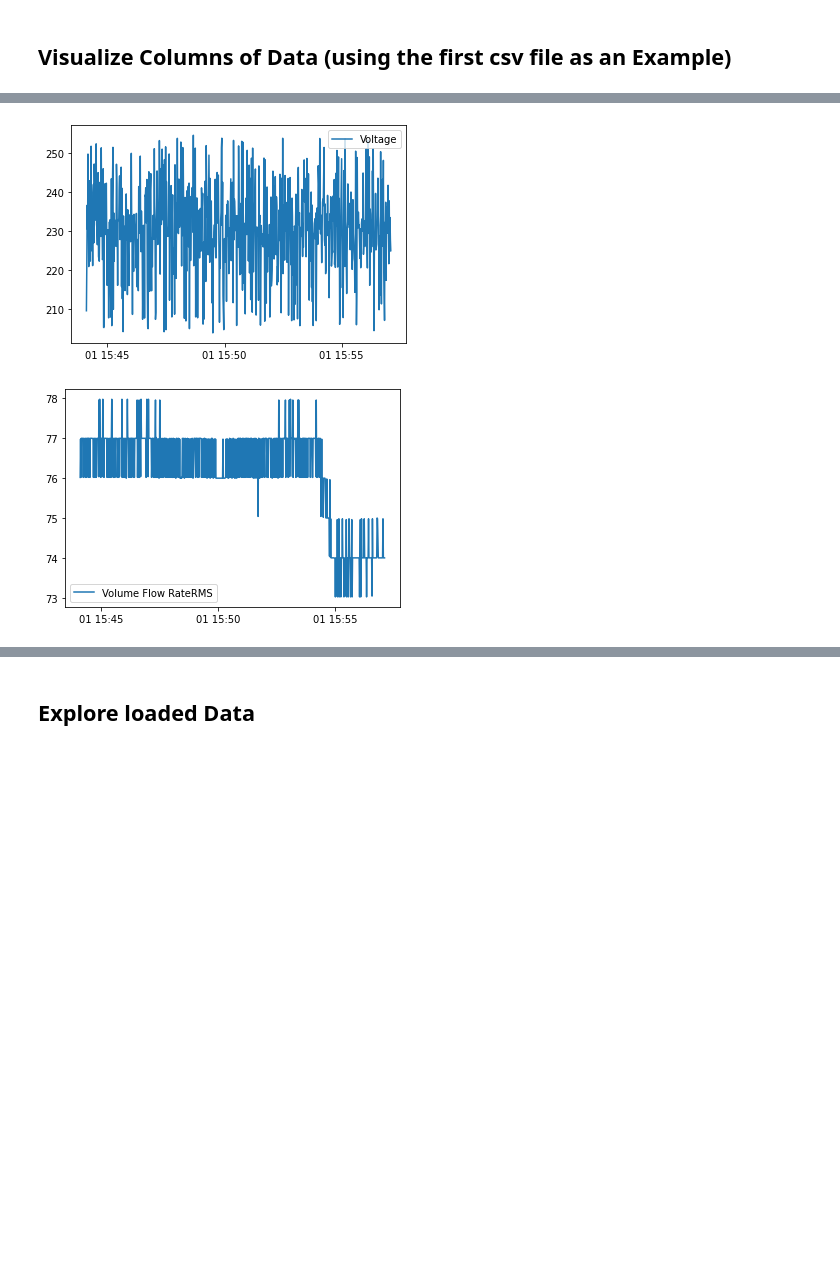
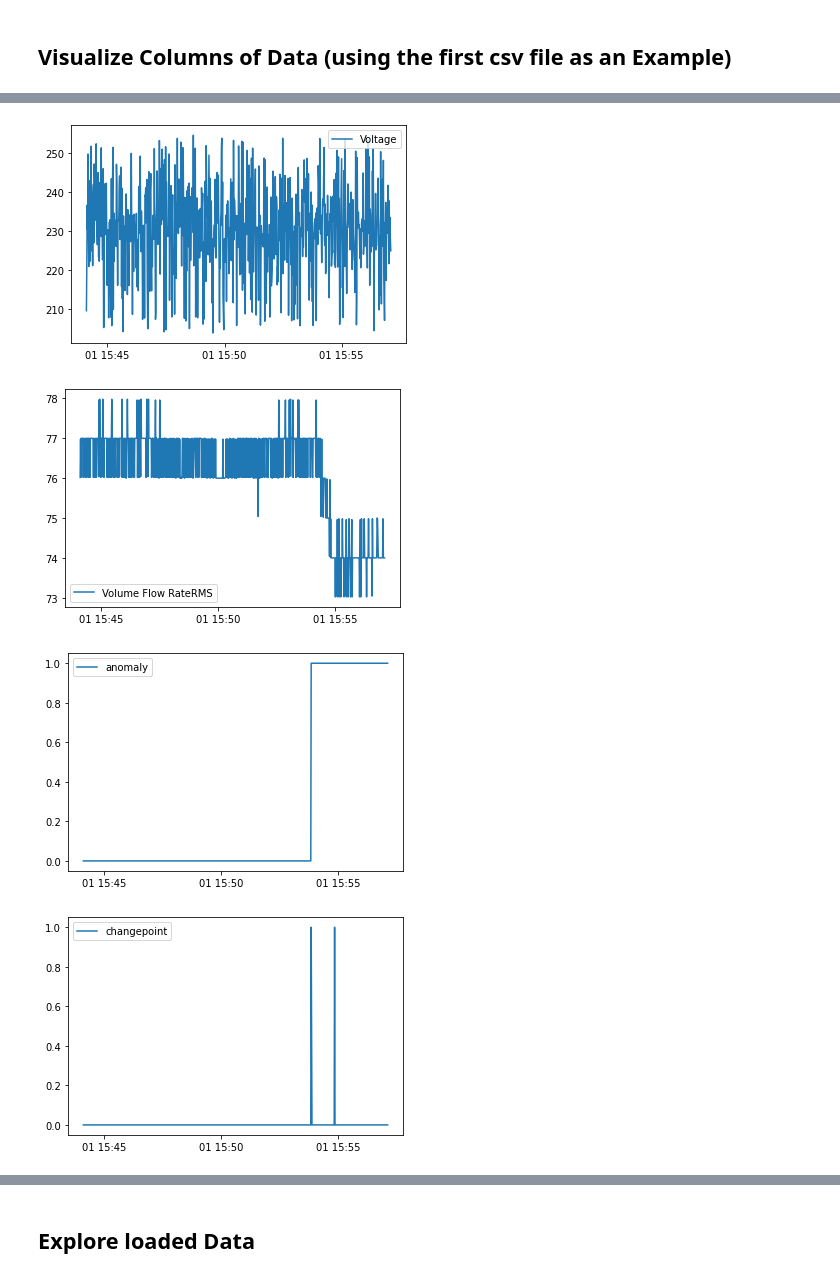
Before and after one commit to mckoh/skab_scouting, a Jupyter notebook: loading_data_other.ipynb, the cells around one changed output, grey strips where cells are left out. Cells and saved outputs as stored; diff of their text form; code cells hidden in the pictures; blank space fills up the shorter version.

```diff
--- a/notebooks/loading_data_other.ipynb
+++ b/loading_data_other.ipynb
@@ -10,4 +7,4 @@ from os.path import join
 # %%
-DATA_DIR = join("..", "data", "other")
+DATA_DIR = join("data", "other")
 print(f"All data are loaded from {DATA_DIR}")
 # %% [output]
@@ -17,33 +12,3 @@ All data are loaded from ..\data\other
-# %%
-def load_data_from_dir(dir_name, *args, **kwargs):
-    """This function will load data from multiple csv files in a data dir.
-
-    Besides dir_name, you can pass arguments and keyword arguments to
-    the pandas.read_csv function, by adding them to this function's
-    parameter list. The function will always return a pandas.DataFrame.
-    To succeed, you need to make sure that the schema of all contained
-    csv files is equal (i.e. all must have the same columns in the same
-    order).
-
-    The function will add an additional column to the pandas.DataFrame
-    containing the name of the file, the respective row has been loaded
-    from. The column is called "origin" (e.g. "1.csv")
-
-    :param dir_name: The directory name to load from
-    :return: pandas.DataFrame with data
-    """
-    first = True
-    for file in listdir(dir_name):
-        temp_file_path = join(dir_name, file)
-        if first:
-            data = read_csv(temp_file_path, *args, **kwargs)
-            data["origin"] = str(temp_file_path)
-        else:
-            temp_data = read_csv(temp_file_path, *args, **kwargs)
-            temp_data["origin"] = str(temp_file_path)
-            data = concat([data, temp_data])
-        first = False
-    return data.sort_index()
 # %% [markdown]
 ## Load the Data
 # %%
@@ -59,16 +24,18 @@ data = load_data_from_dir(
 # %% [markdown]
 ## Visualize Columns of Data (using the first csv file as an Example)
 # %%
-for column in x_colums:
-    plt.plot(data.loc[data.origin=="..\\data\\other\\1.csv"][column], label=column)
+for column in data.columns:
+    plt.plot(data.loc[data.origin=="data\\other\\1.csv"][column], label=column)
     plt.legend(loc=0)
     plt.show()
 # %% [output]
 [figure]
 [figure]
 [figure]
 [figure]
 [figure]
 [figure]
 [figure]
 [figure]
+[figure, added]
+[figure, added]
```
Also changed, not shown: parts of 7 cells of this notebook.
